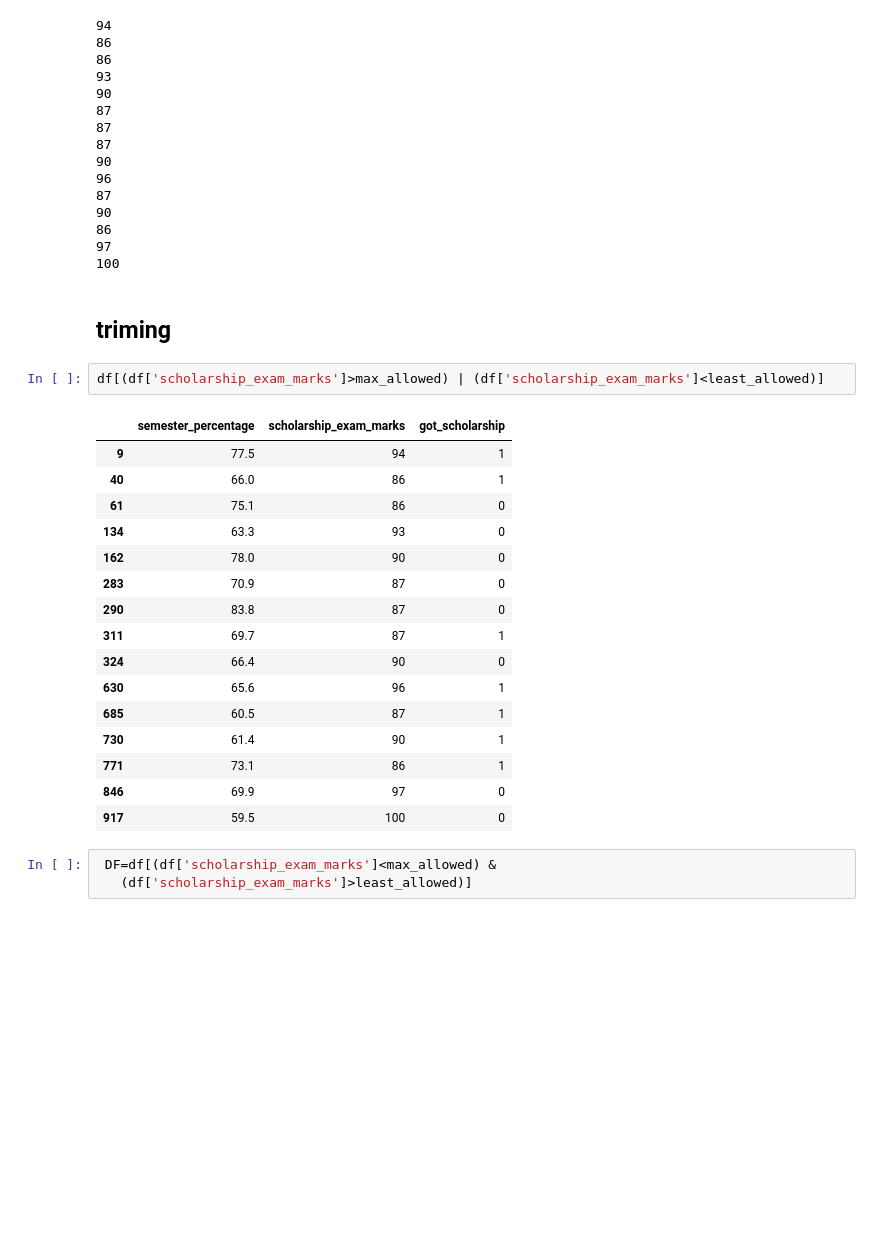
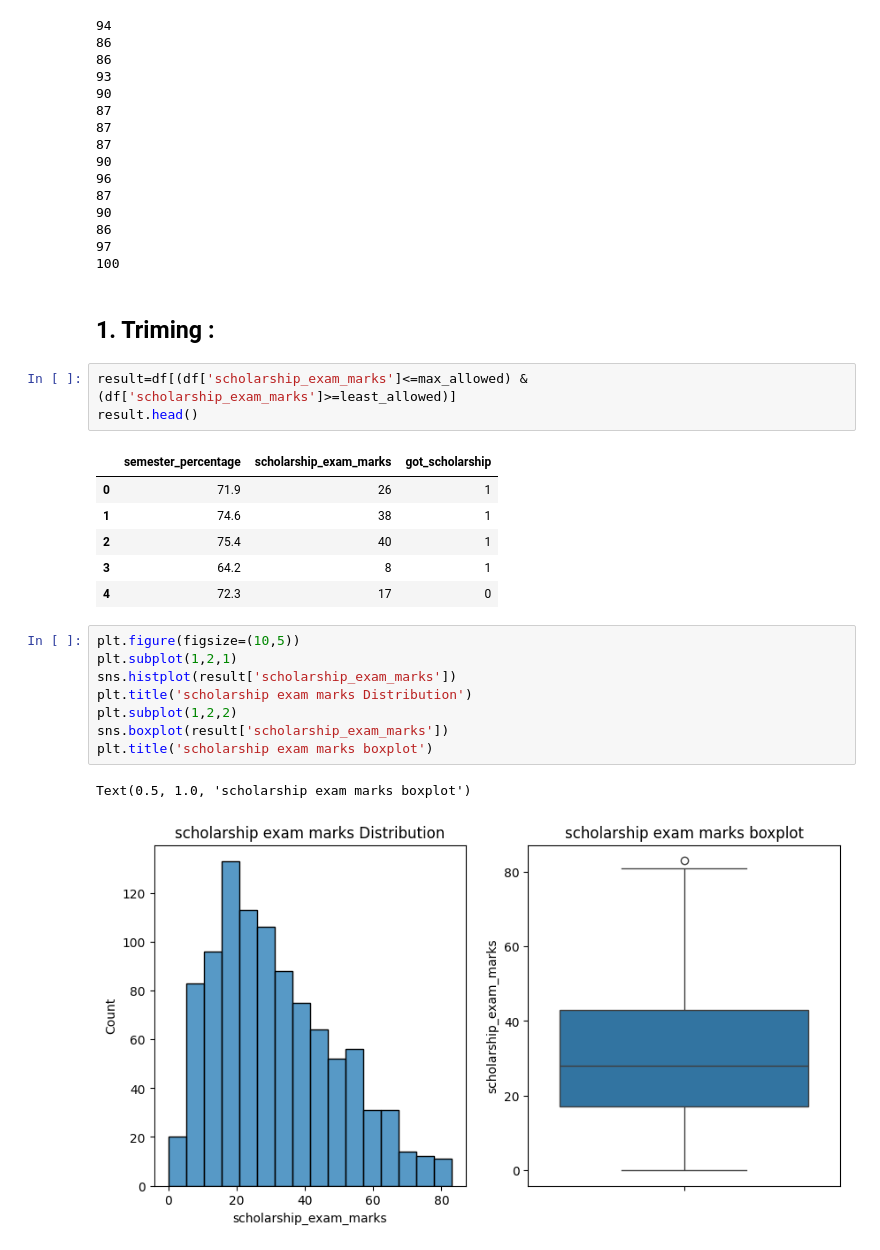
Before and after one commit to 2004harshit/DATA-SCIENCE-AND-ML, a Jupyter notebook: 5_EDA/3_OUTLIER_REMOVAL_USING_IQR_METHOD.ipynb, the cells around one changed output. Saved outputs shown, nothing was run; the diff lists cells and outputs as text; blank space fills up the shorter version.

```diff
--- a/5_EDA/3_OUTLIER_REMOVAL_USING_IQR_METHOD.ipynb
+++ b/5_EDA/3_OUTLIER_REMOVAL_USING_IQR_METHOD.ipynb
@@ -162,26 +147,25 @@ for i in df['scholarship_exam_marks']:
 97
 100
 # %% [markdown]
-## triming
+## <font color =7052B8> __1.  Triming :__</font>
 # %%
-df[(df['scholarship_exam_marks']>max_allowed) | (df['scholarship_exam_marks']<least_allowed)]
+result=df[(df['scholarship_exam_marks']<=max_allowed) & (df['scholarship_exam_marks']>=least_allowed)]
+result.head()
 # %% [output]
 |  | semester_percentage | scholarship_exam_marks | got_scholarship |
-| 9 | 77.5 | 94 | 1 |
-| 40 | 66.0 | 86 | 1 |
-| 61 | 75.1 | 86 | 0 |
-| 134 | 63.3 | 93 | 0 |
-| 162 | 78.0 | 90 | 0 |
-| 283 | 70.9 | 87 | 0 |
-| 290 | 83.8 | 87 | 0 |
-| 311 | 69.7 | 87 | 1 |
-| 324 | 66.4 | 90 | 0 |
-| 630 | 65.6 | 96 | 1 |
-| 685 | 60.5 | 87 | 1 |
-| 730 | 61.4 | 90 | 1 |
-| 771 | 73.1 | 86 | 1 |
-| 846 | 69.9 | 97 | 0 |
-| 917 | 59.5 | 100 | 0 |
+| 0 | 71.9 | 26 | 1 |
+| 1 | 74.6 | 38 | 1 |
+| 2 | 75.4 | 40 | 1 |
+| 3 | 64.2 | 8 | 1 |
+| 4 | 72.3 | 17 | 0 |
 # %%
- DF=df[(df['scholarship_exam_marks']<max_allowed) &
-   (df['scholarship_exam_marks']>least_allowed)]
+plt.figure(figsize=(10,5))
+plt.subplot(1,2,1)
+sns.histplot(result['scholarship_exam_marks'])
+plt.title('scholarship exam marks Distribution')
+plt.subplot(1,2,2)
+sns.boxplot(result['scholarship_exam_marks'])
+plt.title('scholarship exam marks boxplot')
+# %% [output]
+Text(0.5, 1.0, 'scholarship exam marks boxplot')
+[figure, added]
```
Also changed, not shown: parts of 15 cells of this notebook.
